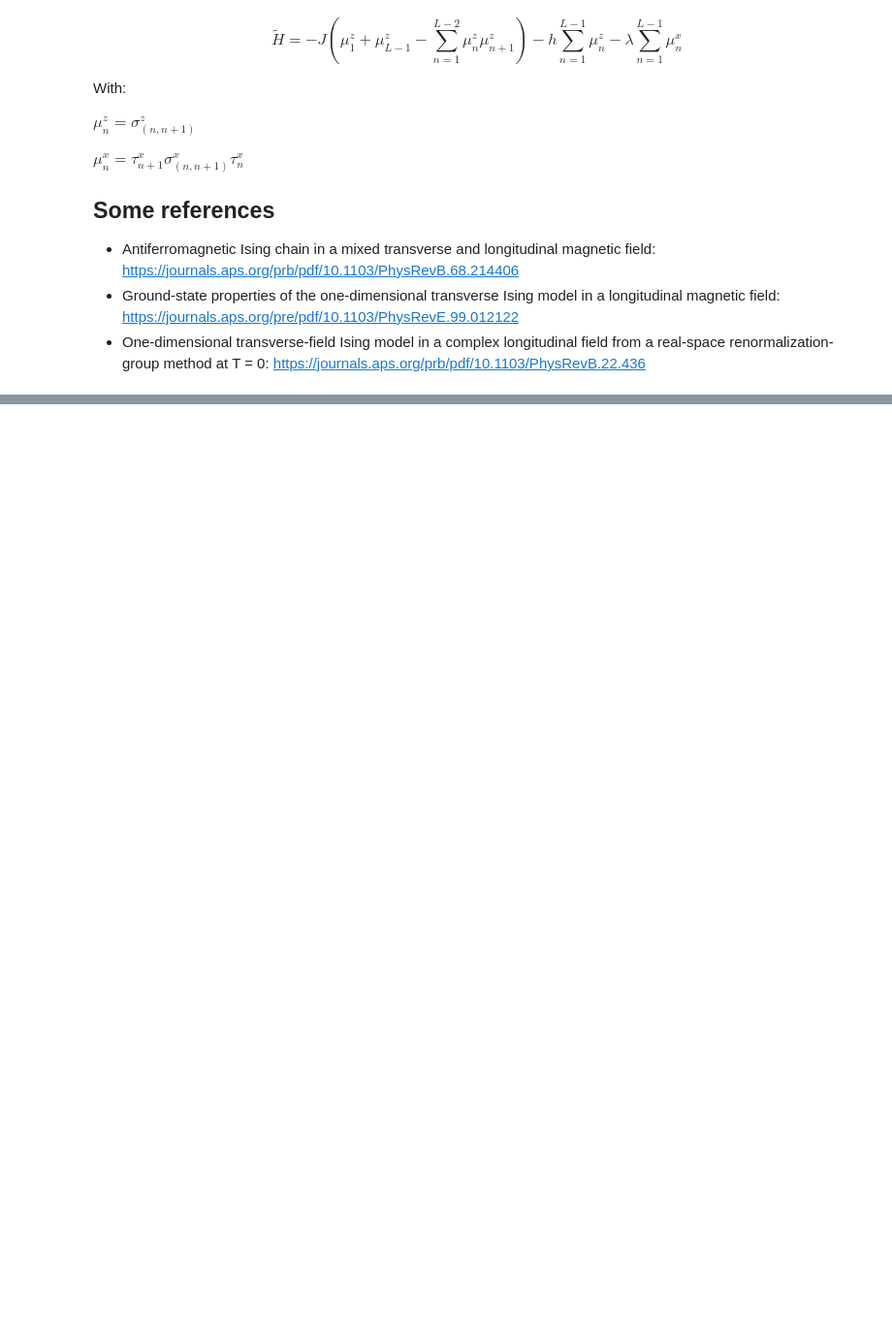
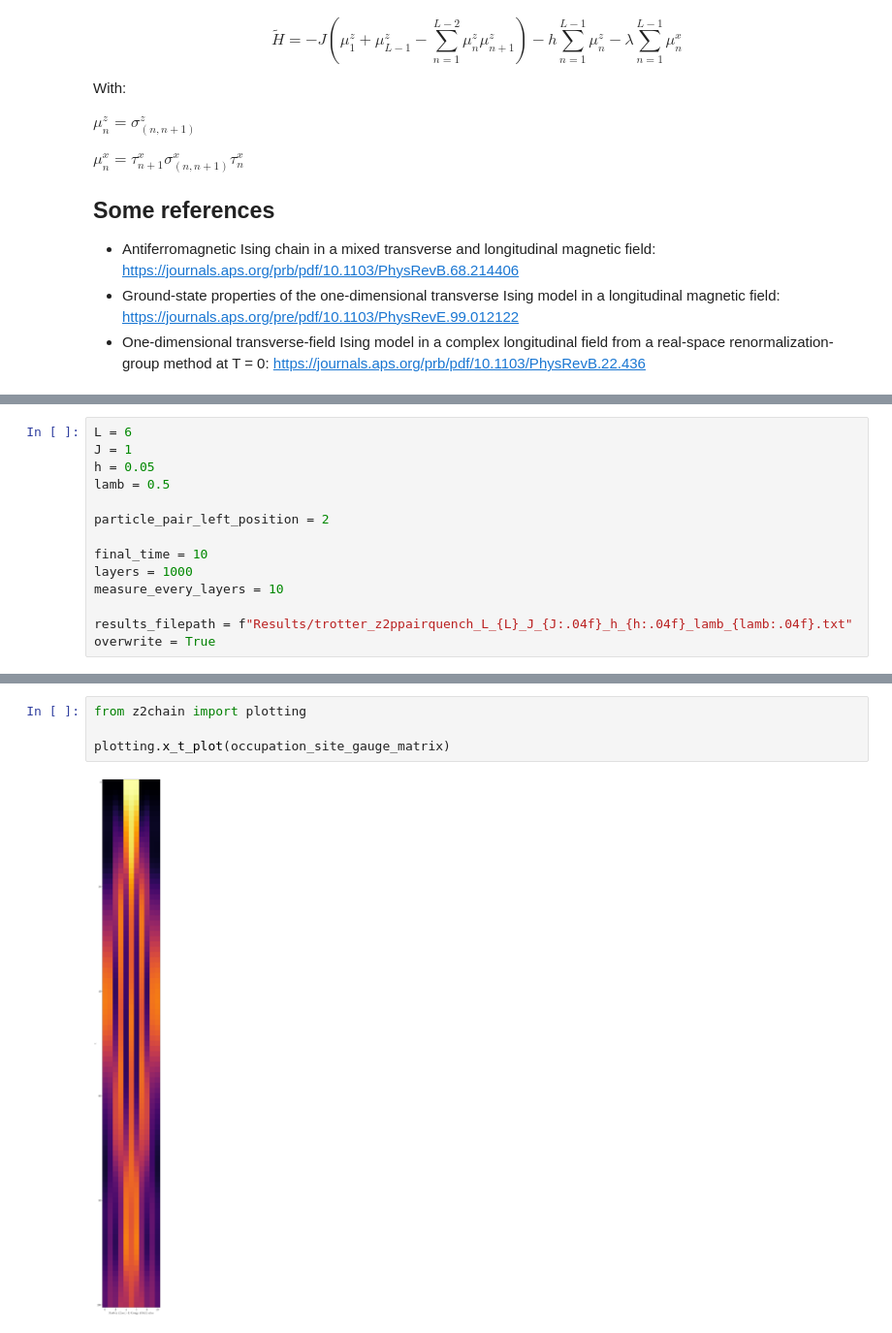
Before and after one commit to Fradm98/qs-qh, a Jupyter notebook: src/notebooks/Z2/z2chain_ed.ipynb, the cells around one changed output, grey strips where cells are left out. Shown: that part at 97% size. Drawn from its saved outputs; the diff is of its cells as text; blank space fills up the shorter version.

```diff
--- a/src/notebooks/Z2/z2chain_ed.ipynb
+++ b/src/notebooks/Z2/z2chain_ed.ipynb
@@ -68,0 +68,14 @@ plotting.x_t_plot(occupation_site_gauge_matrix)
+# %%
+L = 6
+J = 1
+h = 0.05
+lamb = 0.5
+
+particle_pair_left_position = 2
+
+final_time = 10
+layers = 1000
+measure_every_layers = 10
+
+results_filepath = f"Results/trotter_z2ppairquench_L_{L}_J_{J:.04f}_h_{h:.04f}_lamb_{lamb:.04f}.txt"
+overwrite = True
@@ -68,0 +88,6 @@ plotting.x_t_plot(occupation_site_gauge_matrix)
+# %%
+from z2chain import plotting
+
+plotting.x_t_plot(occupation_site_gauge_matrix)
+# %% [output]
+[figure, added]
```
Also changed, not shown: parts of 11 cells of this notebook, 3 other files.
